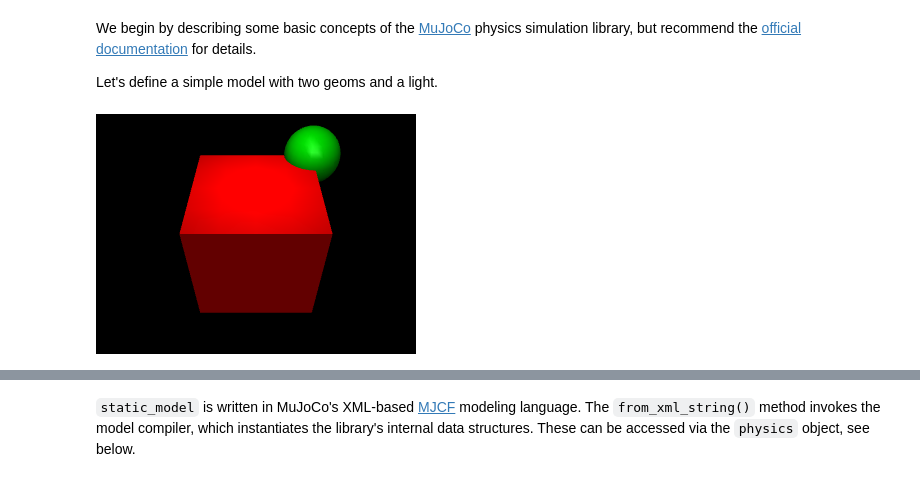
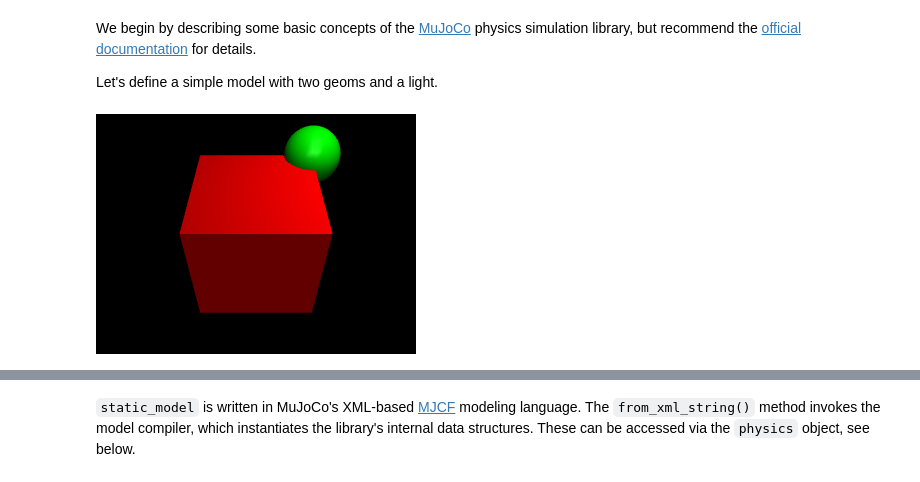
Before and after one commit to 3DAlgoLab/act, a Jupyter notebook: study/dm_control.ipynb, the cells around one changed output, grey strips where cells are left out. Cells and saved outputs as stored; diff of their text form; code cells hidden in the pictures.

```diff
--- a/study/dm_control.ipynb
+++ b/study/dm_control.ipynb
@@ -115,17 +133,17 @@ Let's define a simple model with two geoms and a light.
 # %%
 # @title A static model {vertical-output: true}
 
 static_model = """
 <mujoco>
   <worldbody>
-    <light name="top" pos="0 0 1"/>
+    <light name="top" pos="0.5 0 2"/>
     <geom name="red_box" type="box" size=".2 .2 .2" rgba="1 0 0 1"/>
     <geom name="green_sphere" pos=".2 .2 .2" size=".1" rgba="0 1 0 1"/>
   </worldbody>
 </mujoco>
 """
 physics = mujoco.Physics.from_xml_string(static_model)
 pixels = physics.render()
 PIL.Image.fromarray(pixels)
 # %% [output]
-[figure, old version]
+[figure, new version]
```
Also changed, not shown: parts of 47 cells of this notebook, 2 other files.
